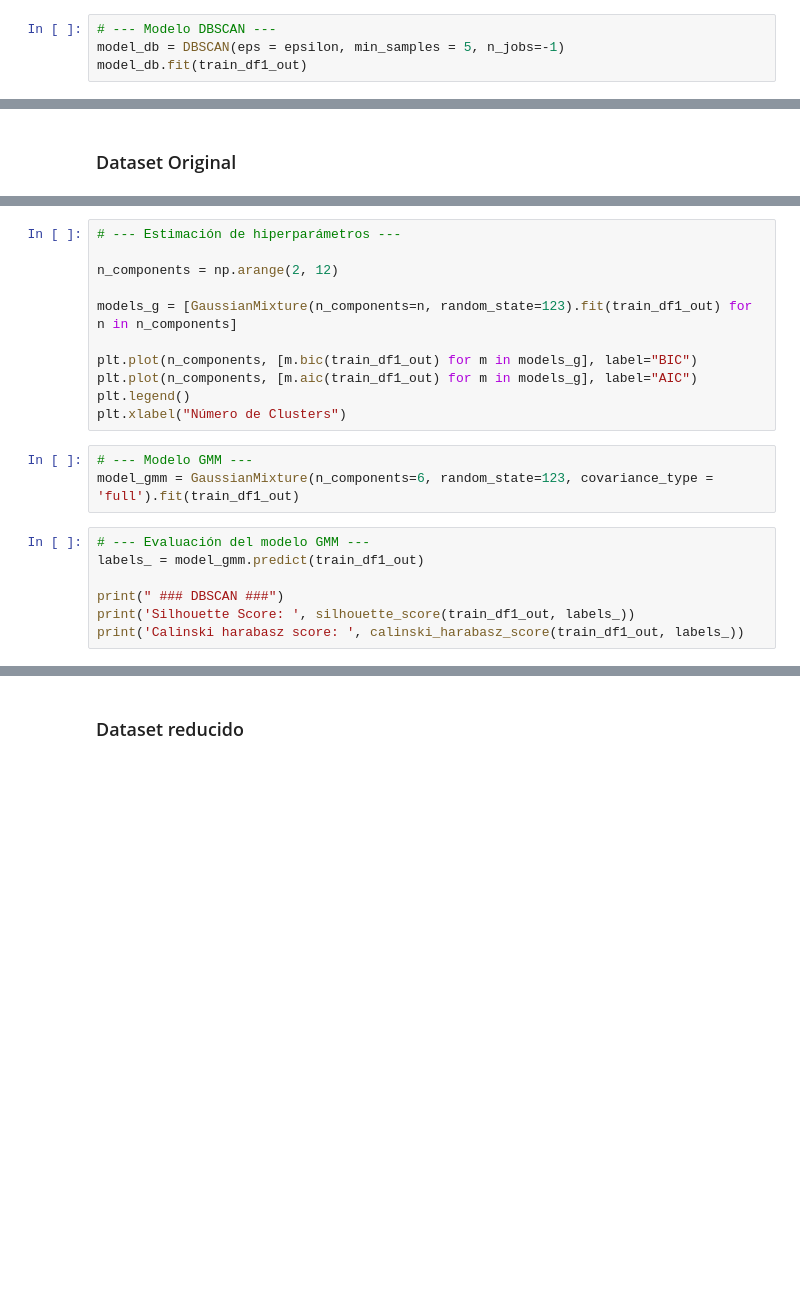
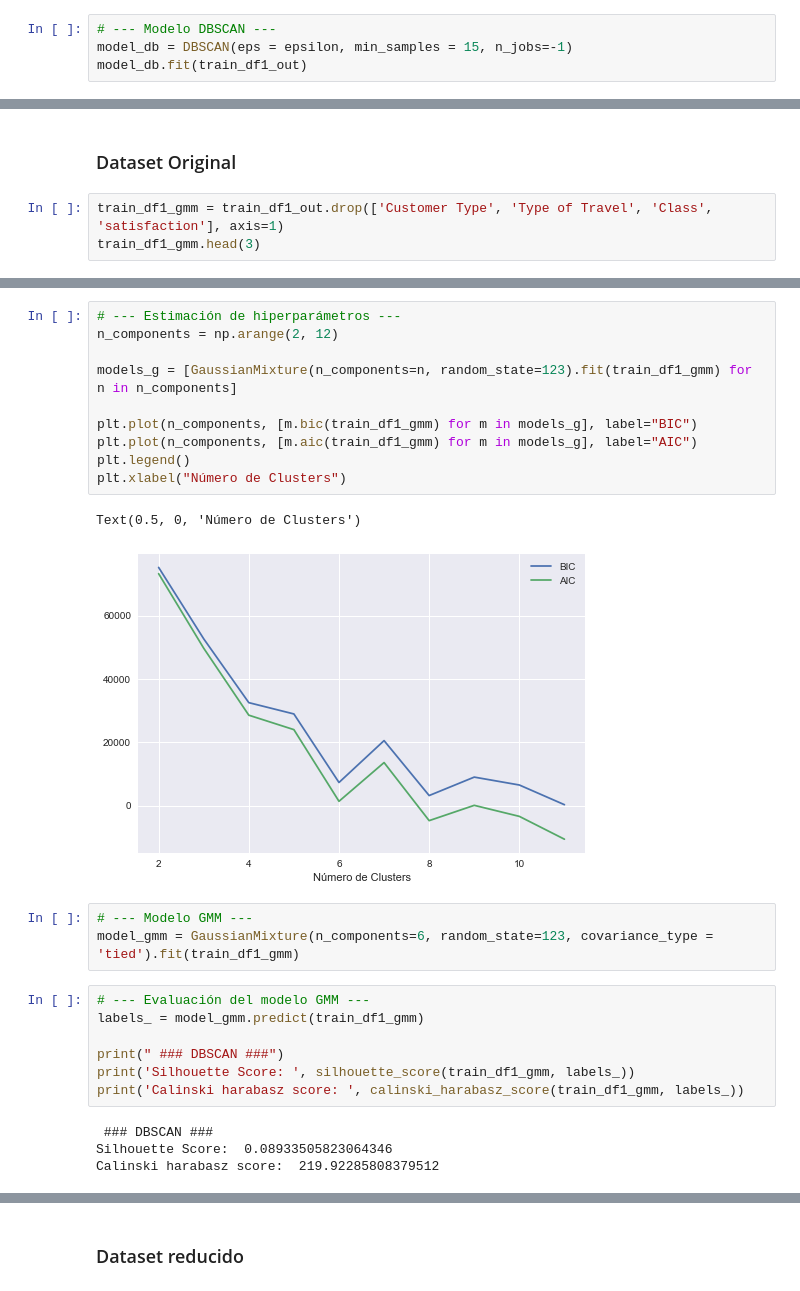
Before and after one commit to mlondono-oc/LEA2, a Jupyter notebook: Modulo-3/M2_Taller_Repaso.ipynb, the cells around one changed output, grey strips where cells are left out. Saved outputs shown, nothing was run; the diff lists cells and outputs as text; blank space fills up the shorter version.

```diff
--- a/Modulo-3/M2_Taller_Repaso.ipynb
+++ b/Modulo-3/M2_Taller_Repaso.ipynb
@@ -402,4 +621,4 @@ plt.show()
 # %%
 # --- Modelo DBSCAN ---
-model_db = DBSCAN(eps = epsilon, min_samples = 5, n_jobs=-1)
+model_db = DBSCAN(eps = epsilon, min_samples = 15, n_jobs=-1)
 model_db.fit(train_df1_out)
@@ -496,3 +761,6 @@ plt.show()
 ## Clustering Algorithm: Gaussian Mixture Model
 # %% [markdown]
 ### Dataset Original
+# %%
+train_df1_gmm = train_df1_out.drop(['Customer Type', 'Type of Travel', 'Class', 'satisfaction'], axis=1)
+train_df1_gmm.head(3)
@@ -499,23 +772,29 @@ plt.show()
 # %%
 # --- Estimación de hiperparámetros ---
-
 n_components = np.arange(2, 12)
 
-models_g = [GaussianMixture(n_components=n, random_state=123).fit(train_df1_out) for n in n_components]
+models_g = [GaussianMixture(n_components=n, random_state=123).fit(train_df1_gmm) for n in n_components]
 
-plt.plot(n_components, [m.bic(train_df1_out) for m in models_g], label="BIC")
-plt.plot(n_components, [m.aic(train_df1_out) for m in models_g], label="AIC")
+plt.plot(n_components, [m.bic(train_df1_gmm) for m in models_g], label="BIC")
+plt.plot(n_components, [m.aic(train_df1_gmm) for m in models_g], label="AIC")
 plt.legend()
 plt.xlabel("Número de Clusters")
+# %% [output]
+Text(0.5, 0, 'Número de Clusters')
+[figure, added]
 # %%
 # --- Modelo GMM ---
-model_gmm = GaussianMixture(n_components=6, random_state=123, covariance_type = 'full').fit(train_df1_out)
+model_gmm = GaussianMixture(n_components=6, random_state=123, covariance_type = 'tied').fit(train_df1_gmm)
 # %%
 # --- Evaluación del modelo GMM ---
-labels_ = model_gmm.predict(train_df1_out)
+labels_ = model_gmm.predict(train_df1_gmm)
 
 print(" ### DBSCAN ###")
-print('Silhouette Score: ', silhouette_score(train_df1_out, labels_))
-print('Calinski harabasz score: ', calinski_harabasz_score(train_df1_out, labels_))
+print('Silhouette Score: ', silhouette_score(train_df1_gmm, labels_))
+print('Calinski harabasz score: ', calinski_harabasz_score(train_df1_gmm, labels_))
+# %% [output]
+ ### DBSCAN ###
+Silhouette Score:  0.08933505823064346
+Calinski harabasz score:  219.92285808379512
 # %%
 # Predicción de los clusters
```
Also changed, not shown: parts of 76 cells of this notebook.
